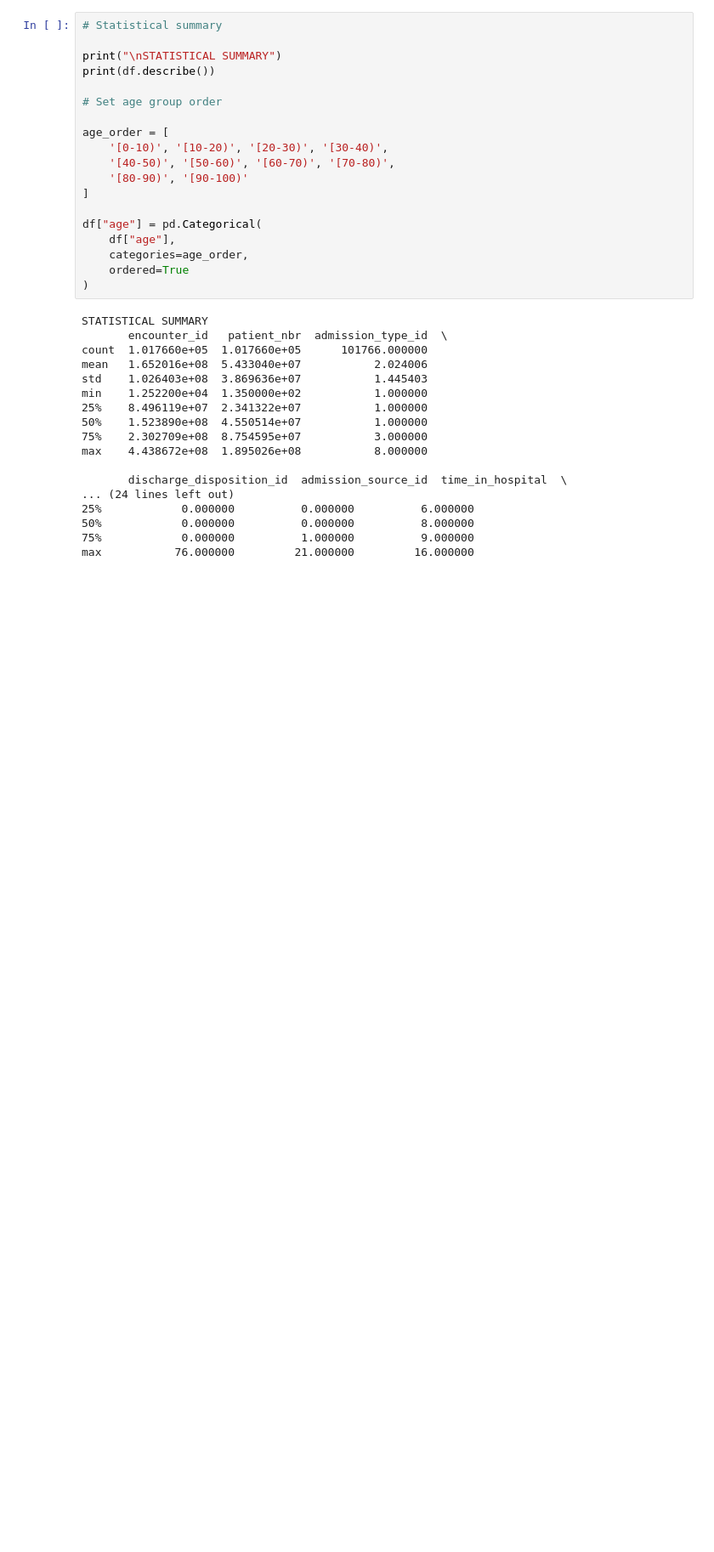
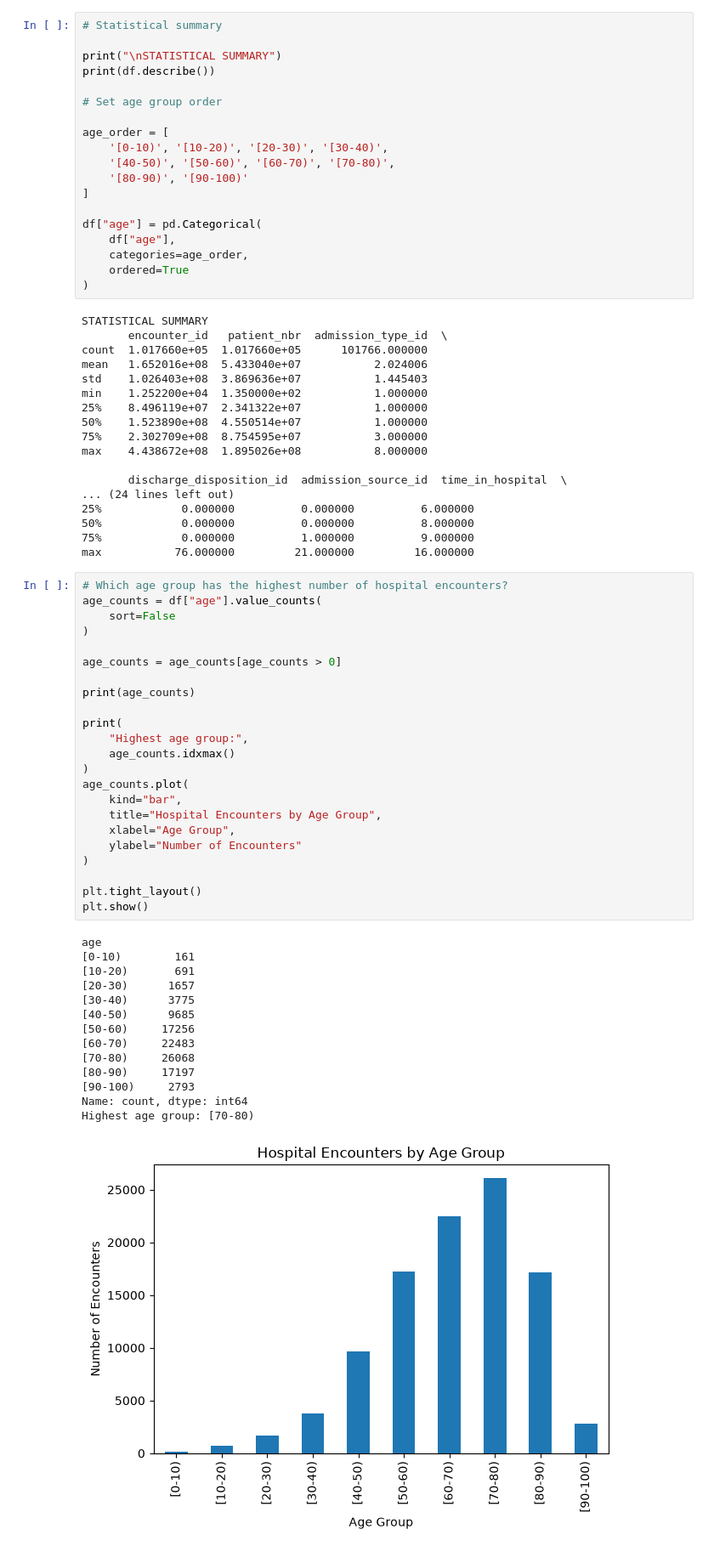
Before and after one commit to mmahpara/Diabetic, a Jupyter notebook: diabetic_analysis.ipynb, the cells around one changed output. Shown at 85% size. Drawn from its saved outputs; the diff is of its cells as text; blank space fills up the shorter version.

```diff
--- a/diabetic_analysis.ipynb
+++ b/diabetic_analysis.ipynb
@@ -122,3 +122,41 @@ max    4.438672e+08  1.895026e+08           8.000000
 50%            0.000000          0.000000          8.000000
 75%            0.000000          1.000000          9.000000
 max           76.000000         21.000000         16.000000
+# %%
+# Which age group has the highest number of hospital encounters?
+age_counts = df["age"].value_counts(
+    sort=False
+)
+
+age_counts = age_counts[age_counts > 0]
+
+print(age_counts)
+
+print(
+    "Highest age group:",
+    age_counts.idxmax()
+)
+age_counts.plot(
+    kind="bar",
+    title="Hospital Encounters by Age Group",
+    xlabel="Age Group",
+    ylabel="Number of Encounters"
+)
+
+plt.tight_layout()
+plt.show()
+# %% [output]
+age
+[0-10)        161
+[10-20)       691
+[20-30)      1657
+[30-40)      3775
+[40-50)      9685
+[50-60)     17256
+[60-70)     22483
+[70-80)     26068
+[80-90)     17197
+[90-100)     2793
+Name: count, dtype: int64
+Highest age group: [70-80)
+[figure, added]
```
Also changed, not shown: parts of 9 cells of this notebook.
